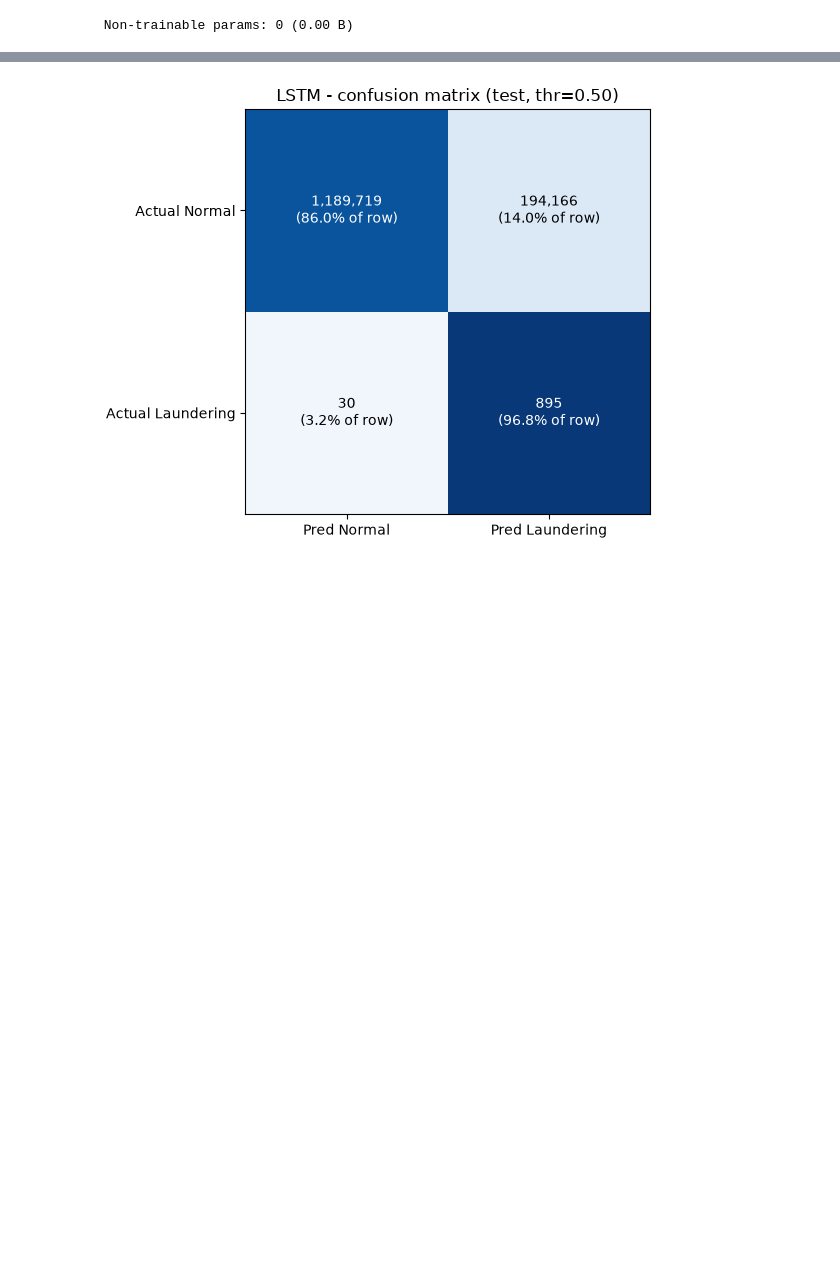
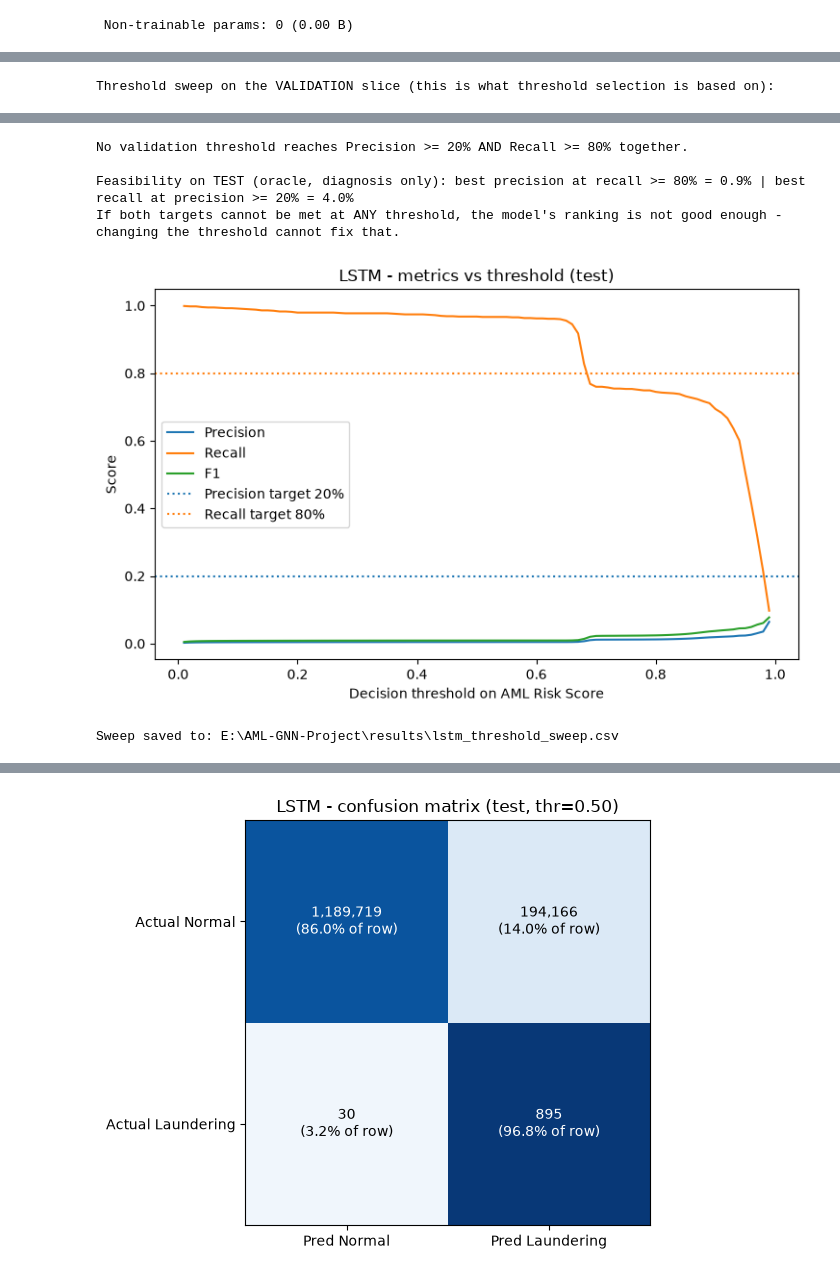
Before and after one commit to listondsouza/AML-GNN-Project, a Jupyter notebook: notebooks/12_baseline_lstm.ipynb, the cells around one changed output, grey strips where cells are left out. Drawn from its saved outputs; the diff is of its cells as text; code cells hidden in the pictures; blank space fills up the shorter version.

```diff
--- a/notebooks/12_baseline_lstm.ipynb
+++ b/notebooks/12_baseline_lstm.ipynb
@@ -920,0 +1104,69 @@ REMINDER: accuracy is NOT the primary metric here. Look at PR-AUC, and Recall /
+# %%
+# =====================================================================================
+# THRESHOLD SWEEP + operating point for the project goal  (Precision >= 20 %, Recall >= 80 %)
+# Lowering the threshold catches more laundering (recall up) but flags more normal transactions (false positives up).
+# The threshold is SELECTED on the validation slice and only REPORTED on the test set.
+# =====================================================================================
+SWEEP_THRESHOLDS = [0.50, 0.40, 0.30, 0.20, 0.10]
+TARGET_PRECISION, TARGET_RECALL = 0.20, 0.80
+y_test = y[test_idx]
+
+def threshold_table(y_true, score, thresholds):
+    rows = []
+    for t in thresholds:
+        r = evaluate_scores(y_true, score, t)
+        r["Flagged (alerts)"] = r["TP"] + r["FP"]
+        r["Alert Rate %"] = 100 * r["Flagged (alerts)"] / len(y_true)
+        r["Meets P>=20% & R>=80%"] = bool(r["Precision"] >= TARGET_PRECISION and r["Recall"] >= TARGET_RECALL)
+        rows.append(r)
+    return pd.DataFrame(rows)[["Threshold", "TP", "FP", "FN", "TN", "Precision", "Recall", "F1-Score", "Accuracy",
+                               "Flagged (alerts)", "Alert Rate %", "Meets P>=20% & R>=80%"]]
+
+def select_threshold_for_targets(y_true, score):
+    """Best-F1 threshold among those satisfying BOTH targets (computed on validation data). None if impossible."""
+    p, r, t = precision_recall_curve(y_true, score)
+    ok = np.where((p[:-1] >= TARGET_PRECISION) & (r[:-1] >= TARGET_RECALL))[0]
+    if len(ok) == 0:
+        return None
+    f1 = 2 * p[:-1] * r[:-1] / np.clip(p[:-1] + r[:-1], 1e-12, None)
+    return float(t[ok[np.argmax(f1[ok])]])
+
+print("Score diagnostics (TEST):")
+print(f"  median risk score - actual laundering: {np.median(score_test[y_test == 1]):.4f} | actual normal: {np.median(score_test[y_test == 0]):.4f}")
+print(f"  share of laundering rows with score >= 0.50: {np.mean(score_test[y_test == 1] >= 0.5):.1%} | maximum score: {score_test.max():.4f}")
+
+sweep_test = threshold_table(y_test, score_test, SWEEP_THRESHOLDS)
+print("\nThreshold sweep on the TEST set (report only - not used to choose anything):")
+display(sweep_test)
+if VAL_HAS_BOTH:
+    print("Threshold sweep on the VALIDATION slice (this is what threshold selection is based on):")
+    display(threshold_table(y[val_idx], score_val, SWEEP_THRESHOLDS))
+
+# ---- operating point chosen on validation ----
+op_thr = select_threshold_for_targets(y[val_idx], score_val) if VAL_HAS_BOTH else None
+if op_thr is None:
+    print("\nNo validation threshold reaches Precision >= 20% AND Recall >= 80% together.")
+else:
+    print(f"\nValidation-selected threshold meeting both targets: {op_thr:.4f}")
+    display(threshold_table(y_test, score_test, [op_thr]))
+    all_metrics.append({"Model": MODEL_NAME, "Experiment": PRIMARY_LABEL, "Threshold Type": "validation-selected for P>=20% & R>=80%",
+                        **evaluate_scores(y_test, score_test, op_thr)})
+
+# ---- feasibility on test (oracle view, for diagnosis only) ----
+p_c, r_c, _ = precision_recall_curve(y_test, score_test)
+best_p_at_r = p_c[r_c >= TARGET_RECALL].max() if (r_c >= TARGET_RECALL).any() else 0.0
+best_r_at_p = r_c[p_c >= TARGET_PRECISION].max() if (p_c >= TARGET_PRECISION).any() else 0.0
+print(f"\nFeasibility on TEST (oracle, diagnosis only): best precision at recall >= 80% = {best_p_at_r:.1%} | best recall at precision >= 20% = {best_r_at_p:.1%}")
+print("If both targets cannot be met at ANY threshold, the model's ranking is not good enough - changing the threshold cannot fix that.")
+
+# ---- plot precision / recall / F1 versus threshold ----
+grid = np.linspace(0.01, 0.99, 99)
+curve = threshold_table(y_test, score_test, grid)
+fig, ax = plt.subplots(figsize=(7.5, 4.8))
+ax.plot(curve["Threshold"], curve["Precision"], label="Precision"); ax.plot(curve["Threshold"], curve["Recall"], label="Recall"); ax.plot(curve["Threshold"], curve["F1-Score"], label="F1")
+ax.axhline(TARGET_PRECISION, color="tab:blue", ls=":", label="Precision target 20%"); ax.axhline(TARGET_RECALL, color="tab:orange", ls=":", label="Recall target 80%")
+ax.set_xlabel("Decision threshold on AML Risk Score"); ax.set_ylabel("Score"); ax.set_title(f"{MODEL_NAME} - metrics vs threshold (test)"); ax.legend()
+fig.tight_layout(); fig.savefig(RESULTS_DIR / f"{MODEL_SLUG}_threshold_sweep.png", dpi=150); plt.show()
+sweep_test.to_csv(RESULTS_DIR / f"{MODEL_SLUG}_threshold_sweep.csv", index=False)
+print("Sweep saved to:", RESULTS_DIR / f"{MODEL_SLUG}_threshold_sweep.csv")
+# %% [output]
@@ -920,0 +1184 @@ REMINDER: accuracy is NOT the primary metric here. Look at PR-AUC, and Recall /
+Threshold sweep on the VALIDATION slice (this is what threshold selection is based on):
@@ -920,0 +1191,6 @@ REMINDER: accuracy is NOT the primary metric here. Look at PR-AUC, and Recall /
+No validation threshold reaches Precision >= 20% AND Recall >= 80% together.
+
+Feasibility on TEST (oracle, diagnosis only): best precision at recall >= 80% = 0.9% | best recall at precision >= 20% = 4.0%
+If both targets cannot be met at ANY threshold, the model's ranking is not good enough - changing the threshold cannot fix that.
+[figure, added]
+Sweep saved to: E:\AML-GNN-Project\results\lstm_threshold_sweep.csv
```
Also changed, not shown: parts of 20 cells of this notebook, 44 other files.
